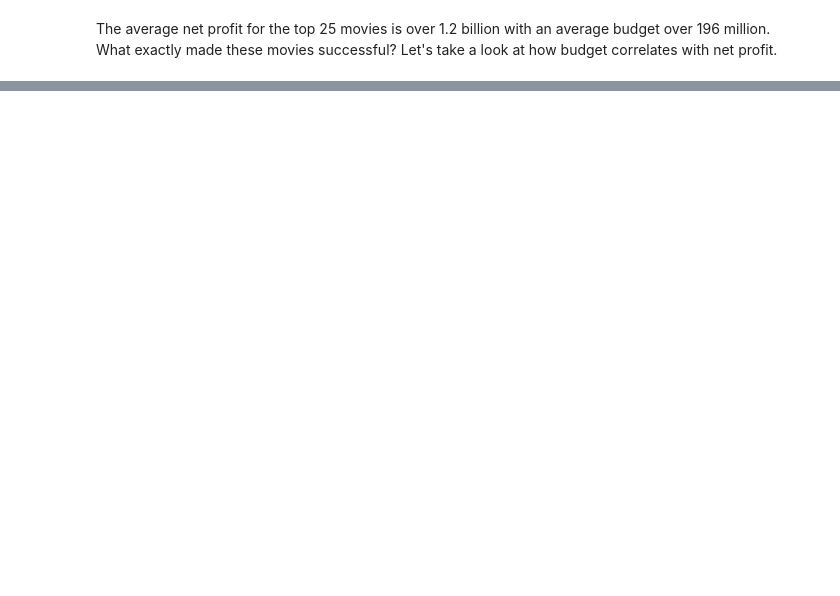
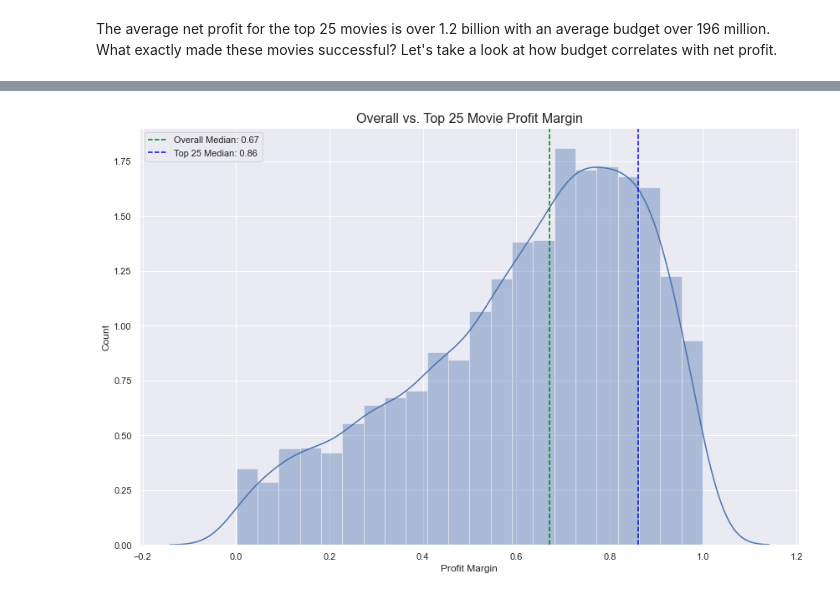
Before and after one commit to jonvis23/Movie-Industry-Analysis, a Jupyter notebook: movies-analysis.ipynb, the cells around one changed output, grey strips where cells are left out. Cells and saved outputs as stored; diff of their text form; code cells hidden in the pictures; blank space fills up the shorter version.

```diff
--- a/movies-analysis.ipynb
+++ b/movies-analysis.ipynb
@@ -579,0 +849,23 @@ The average net profit for the top 25 movies is over 1.2 billion with an average
+# %%
+#Filter out movies with no profit and filter top 25
+profitable_movies = movie_budgets_df[(movie_budgets_df['profit_margin'] > 0)]
+profitable_movies = profitable_movies.sort_values(by='net_profit', ascending=False)
+overall_median = profitable_movies.profit_margin.median()
+top_25_median = profitable_movies.profit_margin[:25].median()
+
+#Plot the overall median and top 25 median
+plt.figure(figsize=(12, 8))
+sns.distplot(profitable_movies.profit_margin)
+plt.axvline(overall_median, linestyle='--', color='green',
+            label='Overall Median: {}'.format(round(overall_median, 2)))
+plt.axvline(top_25_median, linestyle = '--', color='blue',
+            label='Top 25 Median: {}'.format(round(top_25_median, 2)))
+plt.title('Overall vs. Top 25 Movie Profit Margin', fontsize=16)
+plt.xlabel('Profit Margin')
+plt.ylabel('Count')
+plt.legend(loc='upper left')
+plt.tight_layout()
+plt.savefig('Question1_profitmargin')
+plt.show()
+# %% [output]
+[figure, added]
```
Also changed, not shown: parts of 42 cells of this notebook, 10 other files.
